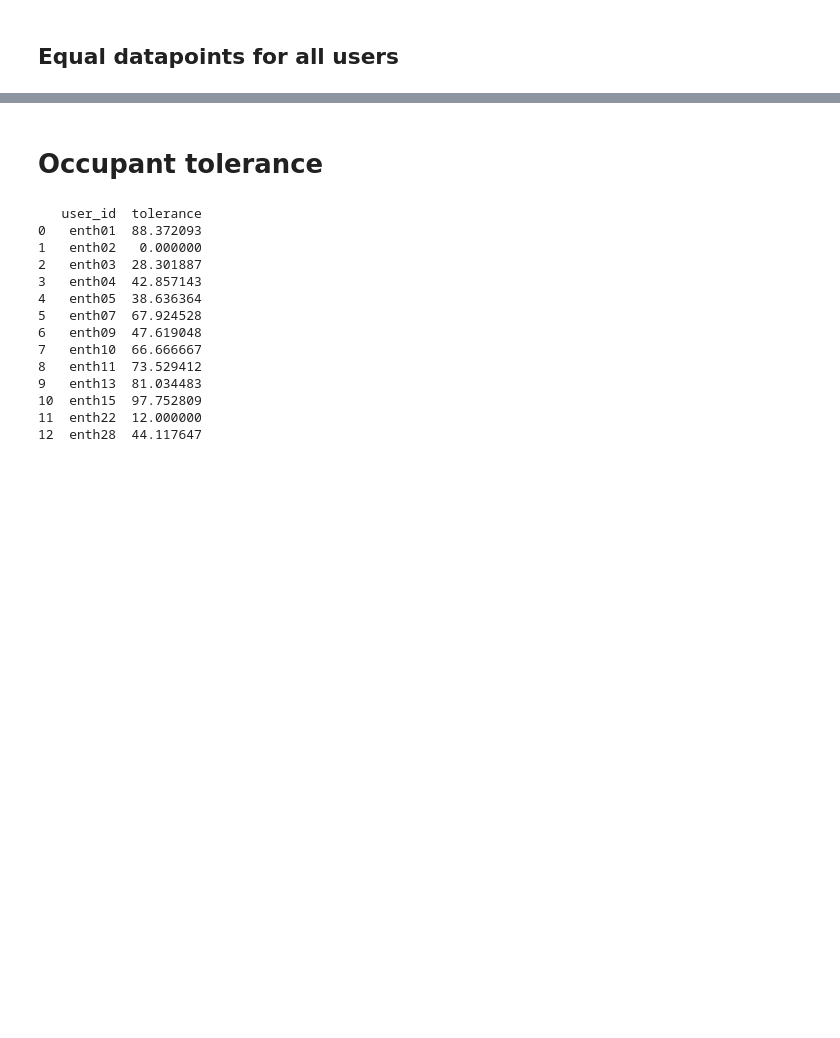
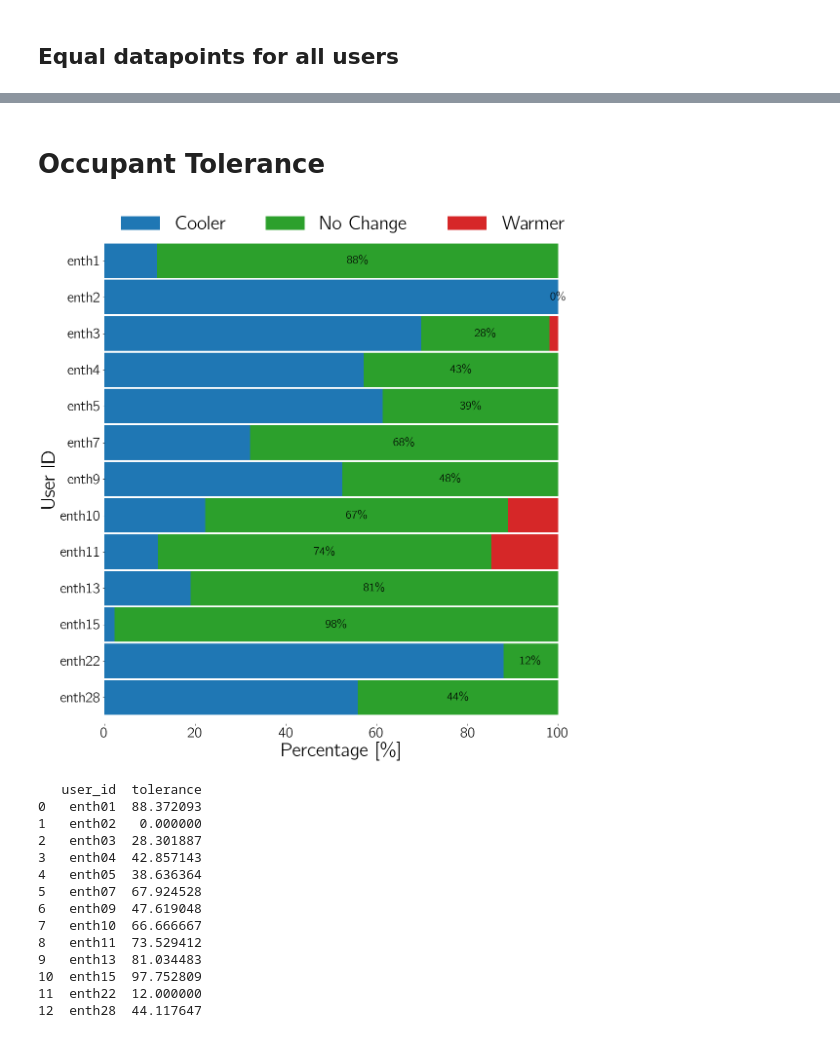
Before and after one commit to buds-lab/abm-demo, a Jupyter notebook: comfortlearn/occupant_data_preprocessing.ipynb, the cells around one changed output, grey strips where cells are left out. Saved outputs shown, nothing was run; the diff lists cells and outputs as text; code cells hidden in the pictures; blank space fills up the shorter version.

```diff
--- a/comfortlearn/occupant_data_preprocessing.ipynb
+++ b/comfortlearn/occupant_data_preprocessing.ipynb
@@ -206,25 +207,28 @@ Final features to be use
-# %% [markdown]
-# Occupant tolerance
+# %% [markdown]
+# Occupant Tolerance
 # %%
 df = pd.read_csv('data/enth/ENTH_env_20.csv')
+vote_by_user(df, dataset="enth", show_percentages=True)
+
 _df = (df.groupby(["user_id", "thermal_cozie"])["thermal_cozie"]
         .count()
         .unstack("thermal_cozie")
 )
 _df.reset_index(inplace=True)
 
 df_total = _df.sum(axis=1)
 df_rel = _df[_df.columns[1:]].div(df_total, 0) * 100
 df_rel["user_id"] = _df["user_id"]
 
 df_tolerance = pd.DataFrame()
 df_tolerance["user_id"] = df_rel["user_id"]
 df_tolerance["tolerance"] = df_rel.iloc[:,1]
 df_tolerance["tolerance"] = df_tolerance["tolerance"].fillna(0)
 
 df_tolerance.to_csv("data/enth/ENTH_tol_20.csv")
 print(df_tolerance)
 # %% [output]
+[figure, added]
    user_id  tolerance
 0   enth01  88.372093
 1   enth02   0.000000
```
Also changed, not shown: parts of 3 cells of this notebook, 29 other files.
